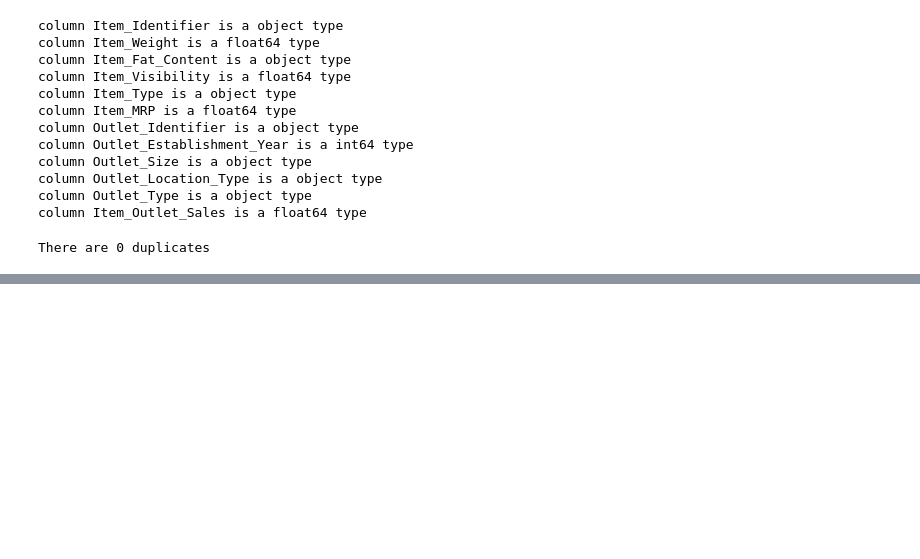
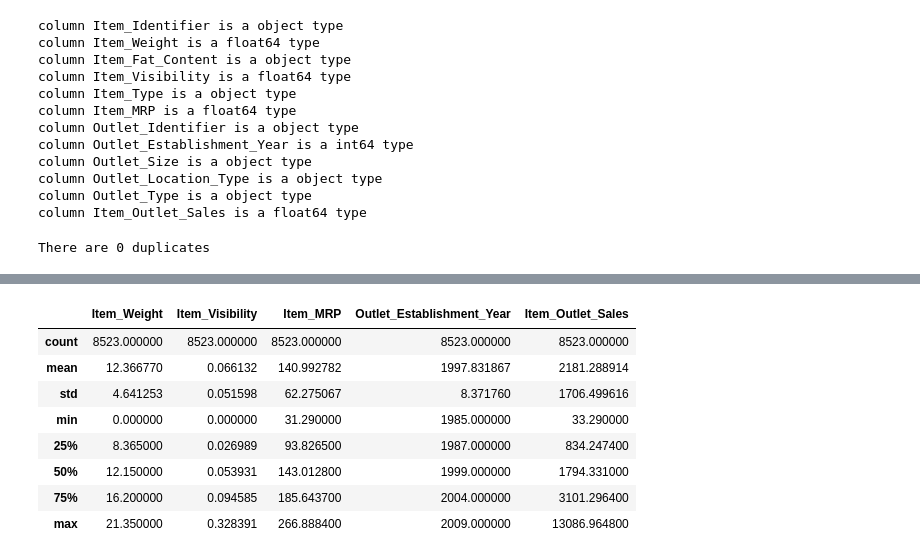
Before and after one commit to KDcodePy/Coding-dojo-project1-part1, a Jupyter notebook: Sales_prediction.ipynb, the cells around one changed output, grey strips where cells are left out. Cells and saved outputs as stored; diff of their text form; code cells hidden in the pictures; blank space fills up the shorter version.

```diff
--- a/Sales_prediction.ipynb
+++ b/Sales_prediction.ipynb
@@ -139,0 +337,18 @@ Name: Outlet_Size, dtype: int64
+# %%
+counter = 0 # initialize counter to keep track of the current index number
+print("let me do my magic",end='')
+for outlet in df["Outlet_Size"]:
+
+
+  if outlet == "None":
+
+    if df.iloc[counter,10] == "Grocery Store":
+      df.iloc[counter,8]= df.iloc[counter,8].replace("None","Small")
+    elif df.iloc[counter,10] == "Supermarket Type1" and df.iloc[counter,6]== "OUT045":
+      df.iloc[counter,8]= df.iloc[counter,8].replace("None","High")
+    elif df.iloc[counter,10] == "Supermarket Type1" and df.iloc[counter,6]== "OUT017":
+      df.iloc[counter,8]= df.iloc[counter,8].replace("None","Small")
+  counter += 1
+  if counter % 200 == 0:
+    print(".",end='')
+print("Done!")
@@ -139,0 +430,6 @@ Name: Outlet_Size, dtype: int64
+# %%
+df.replace("LF","Low Fat", inplace=True)
+# %%
+df.replace("reg","Regular",inplace=True)
+# %%
+df.replace("low fat","Low Fat", inplace=True)
@@ -139,0 +493,13 @@ Name: Outlet_Size, dtype: int64
+# %%
+# now let's check the numerical columns
+df.iloc[:,[1,3,5,7,11]].describe()
+# %% [output]
+|  | Item_Weight | Item_Visibility | Item_MRP | Outlet_Establishment_Year | Item_Outlet_Sales |
+| count | 8523.000000 | 8523.000000 | 8523.000000 | 8523.000000 | 8523.000000 |
+| mean | 12.366770 | 0.066132 | 140.992782 | 1997.831867 | 2181.288914 |
+| std | 4.641253 | 0.051598 | 62.275067 | 8.371760 | 1706.499616 |
+| min | 0.000000 | 0.000000 | 31.290000 | 1985.000000 | 33.290000 |
+| 25% | 8.365000 | 0.026989 | 93.826500 | 1987.000000 | 834.247400 |
+| 50% | 12.150000 | 0.053931 | 143.012800 | 1999.000000 | 1794.331000 |
+| 75% | 16.200000 | 0.094585 | 185.643700 | 2004.000000 | 3101.296400 |
+| max | 21.350000 | 0.328391 | 266.888400 | 2009.000000 | 13086.964800 |
```
Also changed, not shown: parts of 36 cells of this notebook.
